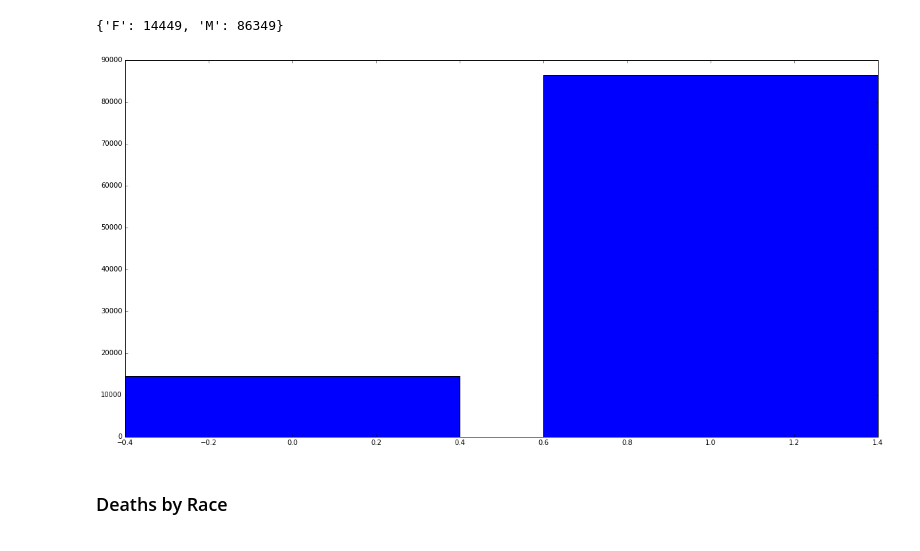
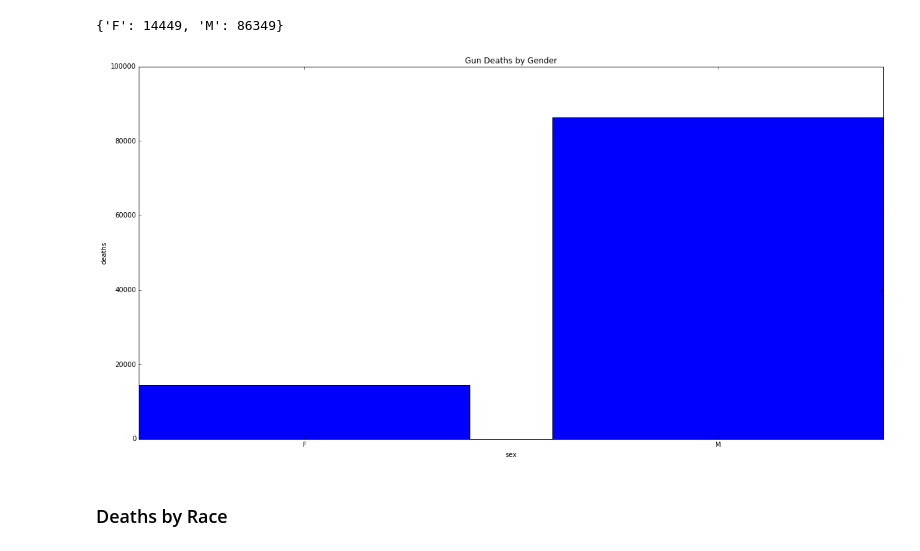
Before and after one commit to JesseScott/GunDeaths, a Jupyter notebook: gun_deaths.ipynb, the cells around one changed output. Cells and saved outputs as stored; diff of their text form; code cells hidden in the pictures.

```diff
--- a/gun_deaths.ipynb
+++ b/gun_deaths.ipynb
@@ -101,11 +138,21 @@ for sex in sexes:
 sex_counts
 # %% [output]
 {'F': 14449, 'M': 86349}
-# %%
-plt.bar(range(len(sex_counts)), sex_counts.values(), align='center')
-plt.show()
-# %% [output]
-[figure, removed]
+# %%
+y_pos = np.arange(len(sex_counts))
+
+plt.bar(y_pos, sex_counts.values(), align='center')
+
+plt.ylim(0, 100000)
+#plt.xlim(-1, 36)
+plt.xticks(y_pos, sex_counts.keys())
+plt.ylabel('deaths')
+plt.xlabel('sex')
+plt.title('Gun Deaths by Gender')
+
+plt.show()
+# %% [output]
+[figure, added]
 # %% [markdown]
 ### Deaths by Race
 # %%
```
Also changed, not shown: parts of 10 cells of this notebook.
